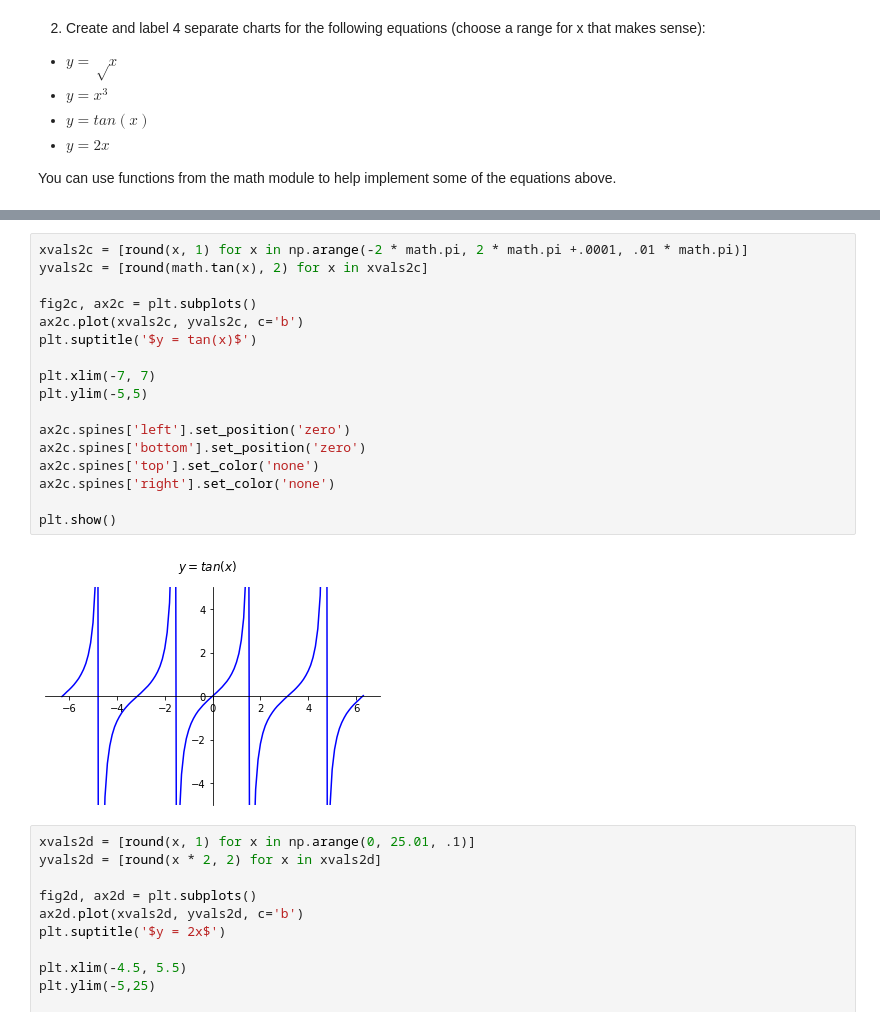
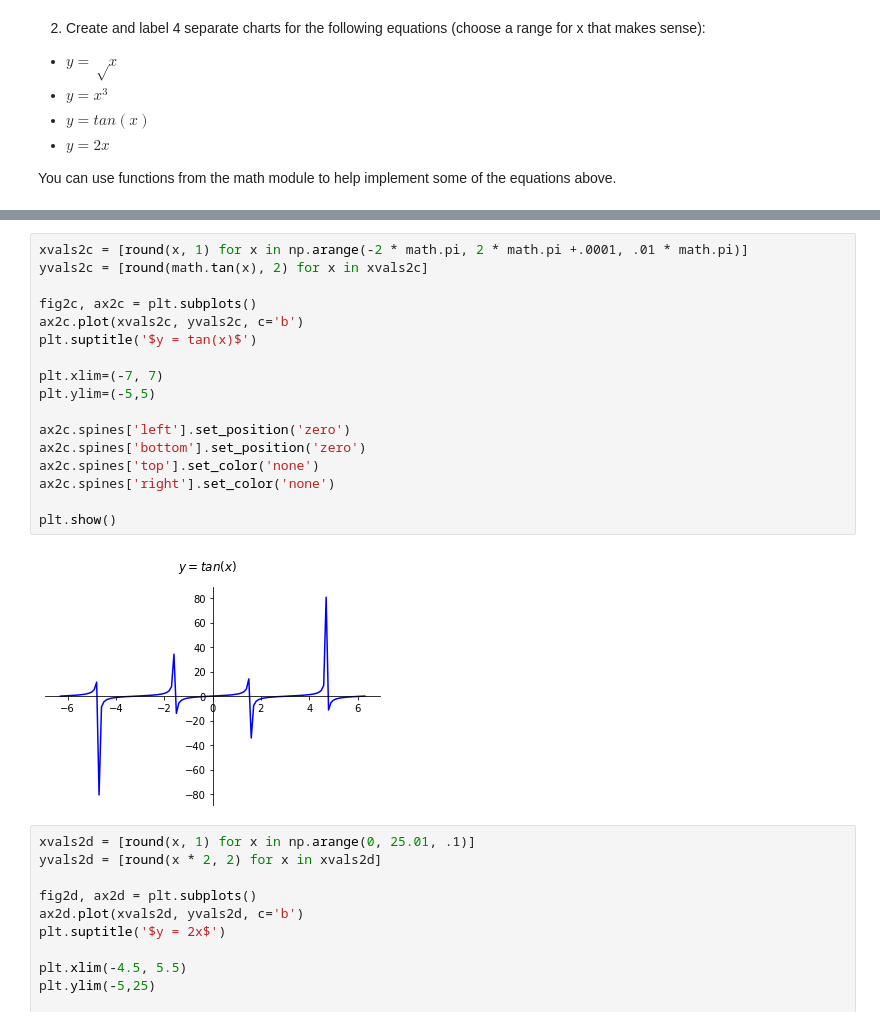
Before and after one commit to kjeliasen/python-exercises, a Jupyter notebook: 4.6.1_matplotlib_exercises.ipynb, the cells around one changed output, grey strips where cells are left out. Cells and saved outputs as stored; diff of their text form.

```diff
--- a/4.6.1_matplotlib_exercises.ipynb
+++ b/4.6.1_matplotlib_exercises.ipynb
@@ -84,22 +108,22 @@ plt.show()
 # %%
 xvals2c = [round(x, 1) for x in np.arange(-2 * math.pi, 2 * math.pi +.0001, .01 * math.pi)]
 yvals2c = [round(math.tan(x), 2) for x in xvals2c]
 
 fig2c, ax2c = plt.subplots()
 ax2c.plot(xvals2c, yvals2c, c='b')
 plt.suptitle('$y = tan(x)$')
 
-plt.xlim(-7, 7)
-plt.ylim(-5,5)
+plt.xlim=(-7, 7)
+plt.ylim=(-5,5)
 
 ax2c.spines['left'].set_position('zero')
 ax2c.spines['bottom'].set_position('zero')
 ax2c.spines['top'].set_color('none')
 ax2c.spines['right'].set_color('none')
 
 plt.show()
 # %% [output]
-[figure, old version]
+[figure, new version]
 # %%
 xvals2d = [round(x, 1) for x in np.arange(0, 25.01, .1)]
 yvals2d = [round(x * 2, 2) for x in xvals2d]
```
Also changed, not shown: parts of 6 cells of this notebook, 2 other files.
